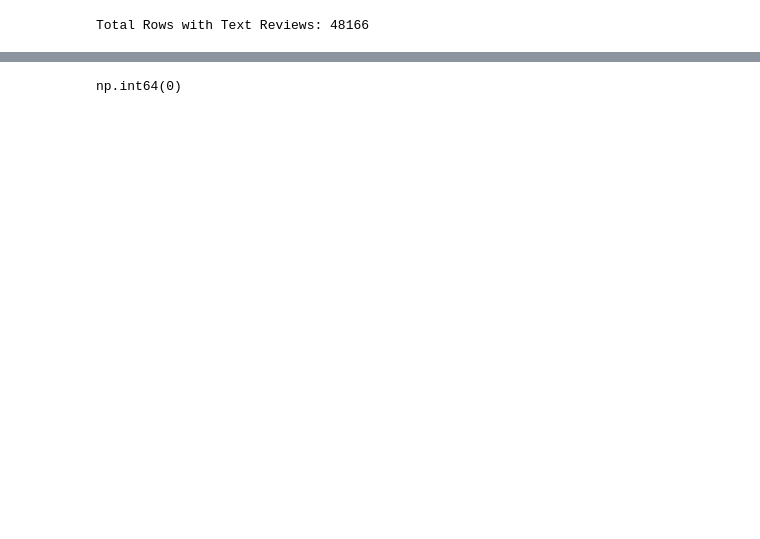
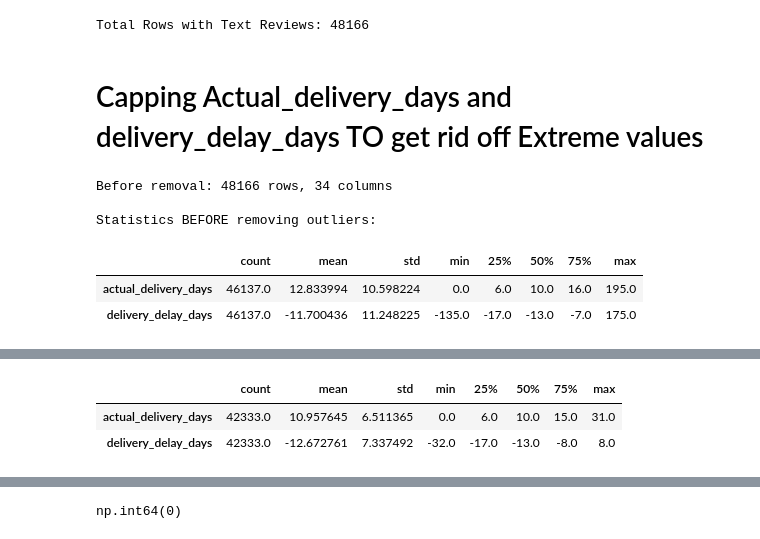
Before and after one commit to Labib1610/Olist_analysis, a Jupyter notebook: notebooks/01_data_merging_and_cleaning.ipynb, the cells around one changed output, grey strips where cells are left out. Drawn from its saved outputs; the diff is of its cells as text; code cells hidden in the pictures; blank space fills up the shorter version.

```diff
--- a/notebooks/01_data_merging_and_cleaning.ipynb
+++ b/notebooks/01_data_merging_and_cleaning.ipynb
@@ -78,0 +81,4 @@ memory usage: 27.9 MB
+# %%
+time_cols = ['order_purchase_timestamp', 'order_delivered_customer_date', 'order_estimated_delivery_date']
+for col in time_cols:
+    df[col] = pd.to_datetime(df[col])
@@ -78,0 +87,2 @@ memory usage: 27.9 MB
+# %%
+df['actual_delivery_days'] = (df['order_delivered_customer_date'] - df['order_purchase_timestamp']).dt.days
@@ -78,0 +91,2 @@ memory usage: 27.9 MB
+# %%
+df['delivery_delay_days'] = (df['order_delivered_customer_date'] - df['order_estimated_delivery_date']).dt.days
@@ -112,3 +144,70 @@ df_nlp = df.dropna(subset=['review_comment_message'])
 print(f"Total Rows with Text Reviews: {df_nlp.shape[0]}")
 # %% [output]
 Total Rows with Text Reviews: 48166
+# %% [markdown]
+# Capping Actual_delivery_days and delivery_delay_days TO get rid off Extreme values
+# %%
+# Drop outliers in delivery_delay_days using the already computed IQR bounds
+# Reusable function to calculate bounds and remove outliers
+def calculate_and_remove_outliers(dataframe, columns):
+    df_clean = dataframe.copy()
+    bounds_dict = {}
+
+    print("=" * 80)
+    print("OUTLIER BOUNDS CALCULATION (IQR Method)")
+    print("=" * 80)
+
+    for column in columns:
+        Q1 = df_clean[column].quantile(0.25)
+        Q3 = df_clean[column].quantile(0.75)
+        IQR = Q3 - Q1
+        lower_bound = Q1 - 1.5 * IQR
+        upper_bound = Q3 + 1.5 * IQR
+
+        bounds_dict[column] = {'lower': lower_bound, 'upper': upper_bound, 'Q1': Q1, 'Q3': Q3, 'IQR': IQR}
+
+        print(f"\n{column.upper()}:")
+        print(f"  Q1 (25th percentile): {Q1:.2f}")
+        print(f"  Q3 (75th percentile): {Q3:.2f}")
+        print(f"  IQR: {IQR:.2f}")
+        print(f"  Lower Bound (Q1 - 1.5×IQR): {lower_bound:.2f}")
+        print(f"  Upper Bound (Q3 + 1.5×IQR): {upper_bound:.2f}")
+
+    print("\n" + "=" * 80)
+    print("REMOVING OUTLIER ROWS")
+    print("=" * 80)
+
+    for column in columns:
+        rows_before = len(df_clean)
+        lower = bounds_dict[column]['lower']
+        upper = bounds_dict[column]['upper']
+
+        # Keep rows where value is within bounds or NaN
+        df_clean = df_clean[(df_clean[column].isna()) |
+                           ((df_clean[column] >= lower) & (df_clean[column] <= upper))]
+
+        rows_removed = rows_before - len(df_clean)
+        print(f"\n{column}:")
+        print(f"  Rows before: {rows_before}")
+        print(f"  Rows removed: {rows_removed}")
+        print(f"  Rows after: {len(df_clean)}")
+
+    return df_clean, bounds_dict
+
+# Apply outlier removal
+print("\nBefore removal: {0} rows, {1} columns".format(df_nlp.shape[0], df_nlp.shape[1]))
+print("\nStatistics BEFORE removing outliers:")
+display(df_nlp[[ 'actual_delivery_days', 'delivery_delay_days']].describe().T)
+
+df_nlp, bounds = calculate_and_remove_outliers(df_nlp, [ 'actual_delivery_days', 'delivery_delay_days'])
+
+print(f"\n\nAfter removal: {df_nlp.shape[0]} rows, {df_nlp.shape[1]} columns")
+print("\nStatistics AFTER removing outliers:")
+display(df_nlp[[ 'actual_delivery_days', 'delivery_delay_days']].describe().T)
+# %% [output]
+Before removal: 48166 rows, 34 columns
+
+Statistics BEFORE removing outliers:
+|  | count | mean | std | min | 25% | 50% | 75% | max |
+| actual_delivery_days | 46137.0 | 12.833994 | 10.598224 | 0.0 | 6.0 | 10.0 | 16.0 | 195.0 |
+| delivery_delay_days | 46137.0 | -11.700436 | 11.248225 | -135.0 | -17.0 | -13.0 | -7.0 | 175.0 |
@@ -115,3 +231,6 @@ Total Rows with Text Reviews: 48166
+|  | count | mean | std | min | 25% | 50% | 75% | max |
+| actual_delivery_days | 42333.0 | 10.957645 | 6.511365 | 0.0 | 6.0 | 10.0 | 15.0 | 31.0 |
+| delivery_delay_days | 42333.0 | -12.672761 | 7.337492 | -32.0 | -17.0 | -13.0 | -8.0 | 8.0 |
 # %%
 # High freight costs or extreme prices can skew our regression models later.
 def cap_outliers(dataframe, column):
```
Also changed, not shown: parts of 19 cells of this notebook, 4 other files.
